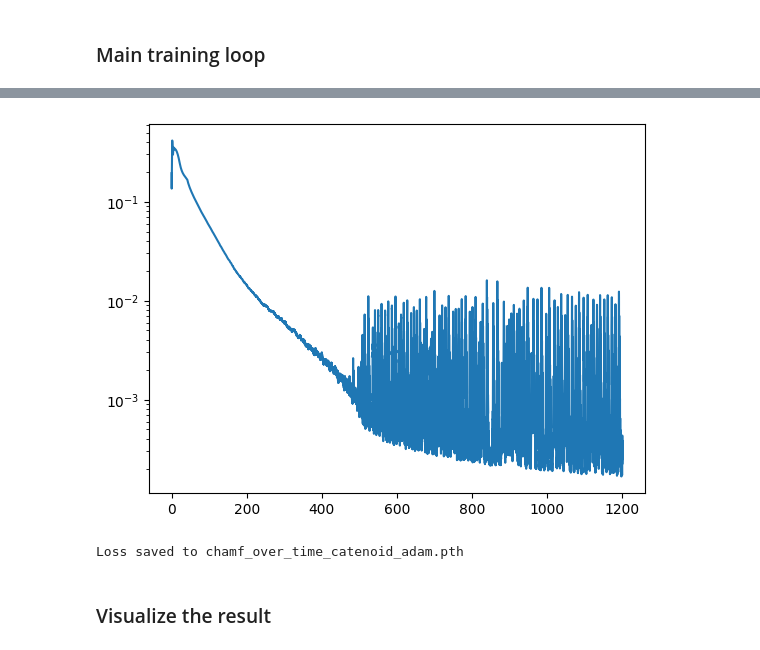
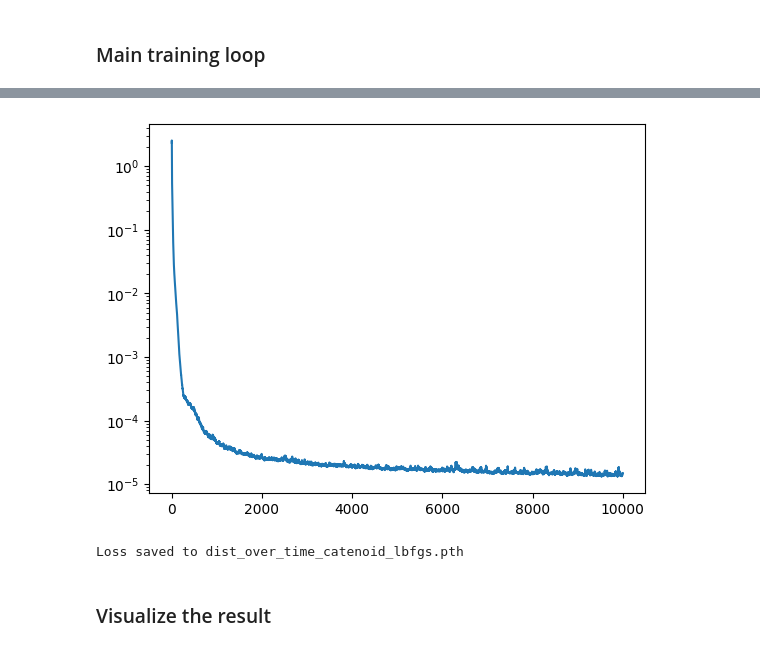
Before and after one commit to JamesAndrewKing/GaussNewtonShapes, a Jupyter notebook: notebooks/catenoid.ipynb, the cells around one changed output, grey strips where cells are left out. Saved outputs shown, nothing was run; the diff lists cells and outputs as text; code cells hidden in the pictures.

Commit message:
LBFGS catenoid

```diff
--- a/notebooks/catenoid.ipynb
+++ b/notebooks/catenoid.ipynb
@@ -149,8 +155,10 @@ pts_eikonal = torch.cat((pts_space_fixed, pts_boundary))
 pts_surface = pts_boundary
 
 
-# loss_weights = {"interface": 1.0, "eikonal": 0.001, "curvature": 1.0}
-loss_weights = {"interface": 1.0, "eikonal": 0.5, "curvature": 1.0}
+loss_weights = {"interface": 1.0, "eikonal": 0.001, "curvature": 1.0}
+# loss_weights = {"interface": 1.0, "eikonal": 0.5, "curvature": 1.0}
+# loss_weights = {"interface": 1.0, "eikonal": 0.01, "curvature": 1.0}
+
 
 
 
@@ -239,6 +247,8 @@ def sample_model_surface_binsearch(model):
     if success:
         points_on_surface = p_surface.data
         points_on_surface = torch.cat((pts_boundary, points_on_surface))
+    else:
+        points_on_surface = pts_boundary
     # else:
     #     x = torch.linspace(-1, 1, n_samples, dtype=torch.float64)
     #     y = torch.linspace(-1, 1, n_samples, dtype=torch.float64)
@@ -322,12 +332,13 @@ chamfer_over_time = {}
 bounds = torch.tensor([[-1,1], [-1,1], [-1,1]], dtype=torch.float64)
 # Gauss-Newton:
 # optim = HandNGD(model, lr=1e-2, config=config)
+optim = HandNGD(model, lr=0.1, config=config)
 # Adam:
-optim = torch.optim.Adam(model.parameters(), lr=1e-3)
+# optim = torch.optim.Adam(model.parameters(), lr=1e-3)
 # eikonal weight has to be small compared to h_laplace, see StabEik
 start_time = time.time()
 current_time = 0
-for i in (pbar:=trange(100000)):
+for i in (pbar:=trange(10000)):
     if current_time > 1200:
         break
     optim.zero_grad()
@@ -342,7 +353,6 @@ for i in (pbar:=trange(100000)):
 
     if i == 500:
         loss_weights = {"interface": 1.0, "eikonal": 0.0, "curvature": 1.0}
-        # loss_weights = {"interface": 1.0, "eikonal": 0.4, "laplacian": 1.0, "curvature": 0.1}
         config["loss_weights"] = loss_weights
         optim.config = config
 
@@ -373,7 +383,7 @@ for i in (pbar:=trange(100000)):
                             )
     optim.step()
 
-plt.plot(loss_over_time.keys(), loss_over_time.values())
+plt.plot(loss_over_iters.keys(), loss_over_iters.values())
 plt.semilogy()
 plt.show()
 # %% [output]
@@ -441,21 +451,21 @@ plt.show()
 # %%
-plt.plot(chamfer_over_time.keys(), chamfer_over_time.values())
+plt.plot(distance_over_iters.keys(), distance_over_iters.values())
 plt.semilogy()
 # plt.savefig("error_catenoid.png")
 plt.show()
 # %% [output]
-[figure, old version]
+[figure, new version]
 # %%
 plt.plot(chamfer_over_iters.keys(), chamfer_over_iters.values())
 plt.semilogy()
 # plt.savefig("error_catenoid.png")
 plt.show()
 # %%
-loss_file = "chamf_over_time_catenoid_adam.pth"
-torch.save(chamfer_over_time, loss_file)
+loss_file = "dist_over_time_catenoid_lbfgs.pth"
+torch.save(distance_over_time, loss_file)
 print(f"Loss saved to {loss_file}")
 # %% [output]
-Loss saved to chamf_over_time_catenoid_adam.pth
+Loss saved to dist_over_time_catenoid_lbfgs.pth
 # %% [markdown]
 ### Visualize the result
 # %%
```
Also changed, not shown: parts of 14 cells of this notebook, 17 other files.
